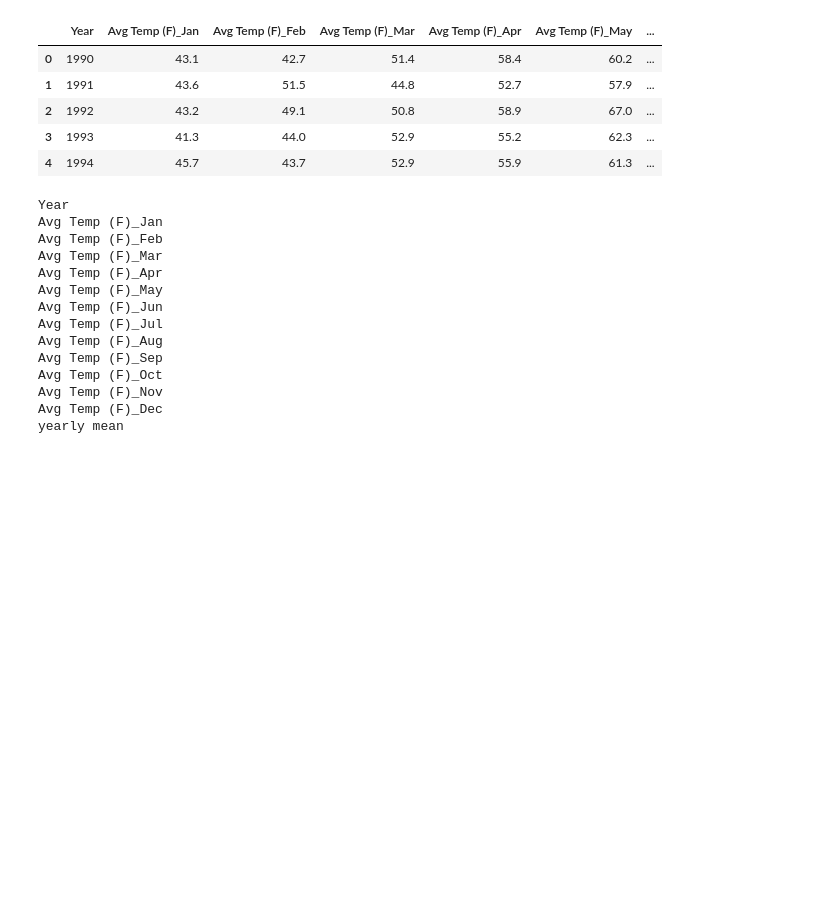
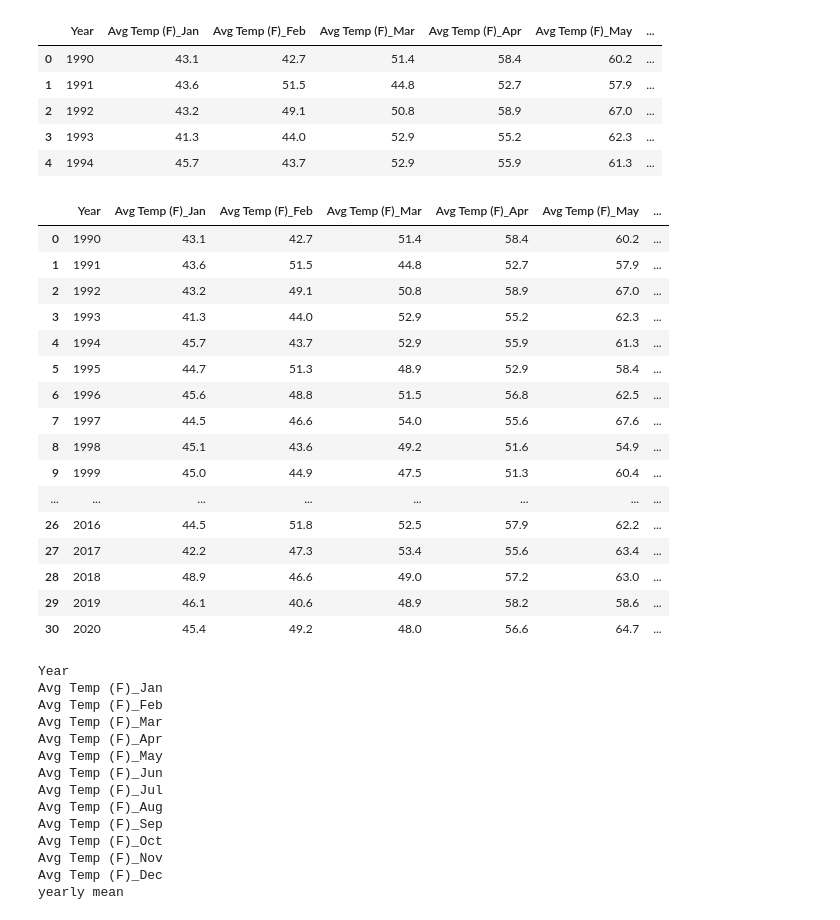
Before and after one commit to roborgain1/California-Wildfires-and-Climate-Change, a Jupyter notebook: EL_tempdata.ipynb, the cells around one changed output. Cells and saved outputs as stored; diff of their text form; code cells hidden in the pictures; blank space fills up the shorter version.

Commit message:
created csv file for temp data

```diff
--- a/EL_tempdata.ipynb
+++ b/EL_tempdata.ipynb
@@ -101,6 +101,29 @@ new_df.head()
 | 2 | 1992 | 43.2 | 49.1 | 50.8 | 58.9 | 67.0 | ... |
 | 3 | 1993 | 41.3 | 44.0 | 52.9 | 55.2 | 62.3 | ... |
 | 4 | 1994 | 45.7 | 43.7 | 52.9 | 55.9 | 61.3 | ... |
+# %%
+# Create csv file for dataframe new_df
+new_df.to_csv(r'c:Resources/CA_temp_df.csv', index = False, header = True)
+test_df = pd.read_csv('Resources/CA_temp_df.csv')
+test_df
+# %% [output]
+|  | Year | Avg Temp (F)_Jan | Avg Temp (F)_Feb | Avg Temp (F)_Mar | Avg Temp (F)_Apr | Avg Temp (F)_May | ... |
+| 0 | 1990 | 43.1 | 42.7 | 51.4 | 58.4 | 60.2 | ... |
+| 1 | 1991 | 43.6 | 51.5 | 44.8 | 52.7 | 57.9 | ... |
+| 2 | 1992 | 43.2 | 49.1 | 50.8 | 58.9 | 67.0 | ... |
+| 3 | 1993 | 41.3 | 44.0 | 52.9 | 55.2 | 62.3 | ... |
+| 4 | 1994 | 45.7 | 43.7 | 52.9 | 55.9 | 61.3 | ... |
+| 5 | 1995 | 44.7 | 51.3 | 48.9 | 52.9 | 58.4 | ... |
+| 6 | 1996 | 45.6 | 48.8 | 51.5 | 56.8 | 62.5 | ... |
+| 7 | 1997 | 44.5 | 46.6 | 54.0 | 55.6 | 67.6 | ... |
+| 8 | 1998 | 45.1 | 43.6 | 49.2 | 51.6 | 54.9 | ... |
+| 9 | 1999 | 45.0 | 44.9 | 47.5 | 51.3 | 60.4 | ... |
+| ... | ... | ... | ... | ... | ... | ... | ... |
+| 26 | 2016 | 44.5 | 51.8 | 52.5 | 57.9 | 62.2 | ... |
+| 27 | 2017 | 42.2 | 47.3 | 53.4 | 55.6 | 63.4 | ... |
+| 28 | 2018 | 48.9 | 46.6 | 49.0 | 57.2 | 63.0 | ... |
+| 29 | 2019 | 46.1 | 40.6 | 48.9 | 58.2 | 58.6 | ... |
+| 30 | 2020 | 45.4 | 49.2 | 48.0 | 56.6 | 64.7 | ... |
 # %%
 # Check cols
 for cols in new_df.columns:
```
Also changed, not shown: 1 other file.
